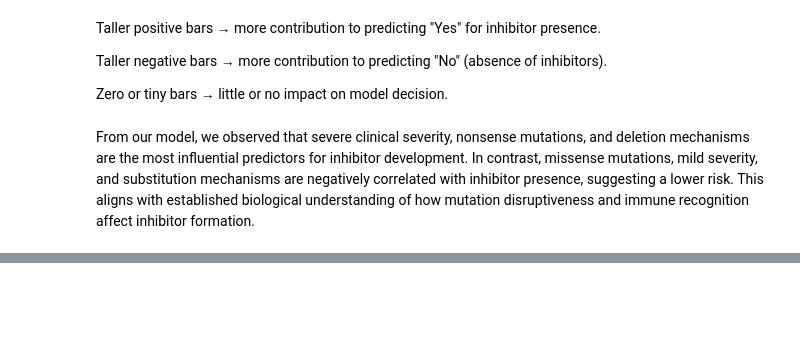
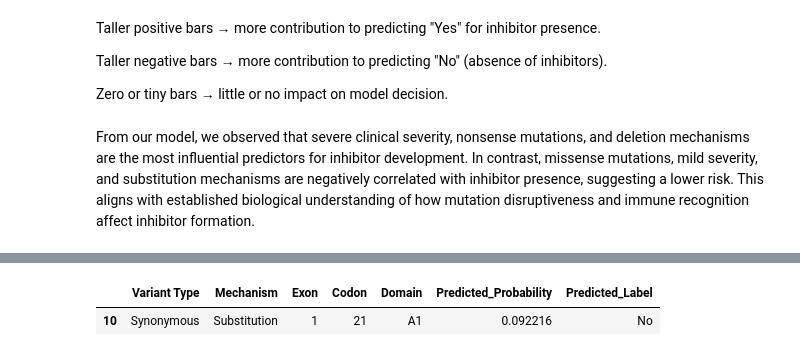
Before and after one commit to kathisw/hemophilia, a Jupyter notebook: Hemophilia_Logistic_Regression_ipynb.ipynb, the cells around one changed output, grey strips where cells are left out. Cells and saved outputs as stored; diff of their text form; code cells hidden in the pictures; blank space fills up the shorter version.

```diff
--- a/Hemophilia_Logistic_Regression_ipynb.ipynb
+++ b/Hemophilia_Logistic_Regression_ipynb.ipynb
@@ -1355,0 +1446,19 @@ From our model, we observed that severe clinical severity, nonsense mutations, a
+# %%
+# Step 1: Extract row 10 from CHAMP dataset
+row_10 = champ_df.loc[[10]].copy()
+
+# Step 2: Preprocess like training data
+X_row_10 = pd.get_dummies(row_10[features]).astype(int)
+X_row_10 = X_row_10.reindex(columns=clf.feature_names_in_, fill_value=0)
+
+# Step 3: Predict probability and label
+row_10['Predicted_Probability'] = clf.predict_proba(X_row_10)[:, 1]
+row_10['Predicted_Label'] = clf.predict(X_row_10)
+row_10['Predicted_Label'] = row_10['Predicted_Label'].map({0: 'No', 1: 'Yes'})
+
+# Step 4: Display prediction
+display(row_10[['Variant Type', 'Mechanism', 'Exon', 'Codon', 'Domain',
+                'Predicted_Probability', 'Predicted_Label']])
+# %% [output]
+|  | Variant Type | Mechanism | Exon | Codon | Domain | Predicted_Probability | Predicted_Label |
+| 10 | Synonymous | Substitution | 1 | 21 | A1 | 0.092216 | No |
```
Also changed, not shown: parts of 10 cells of this notebook.
